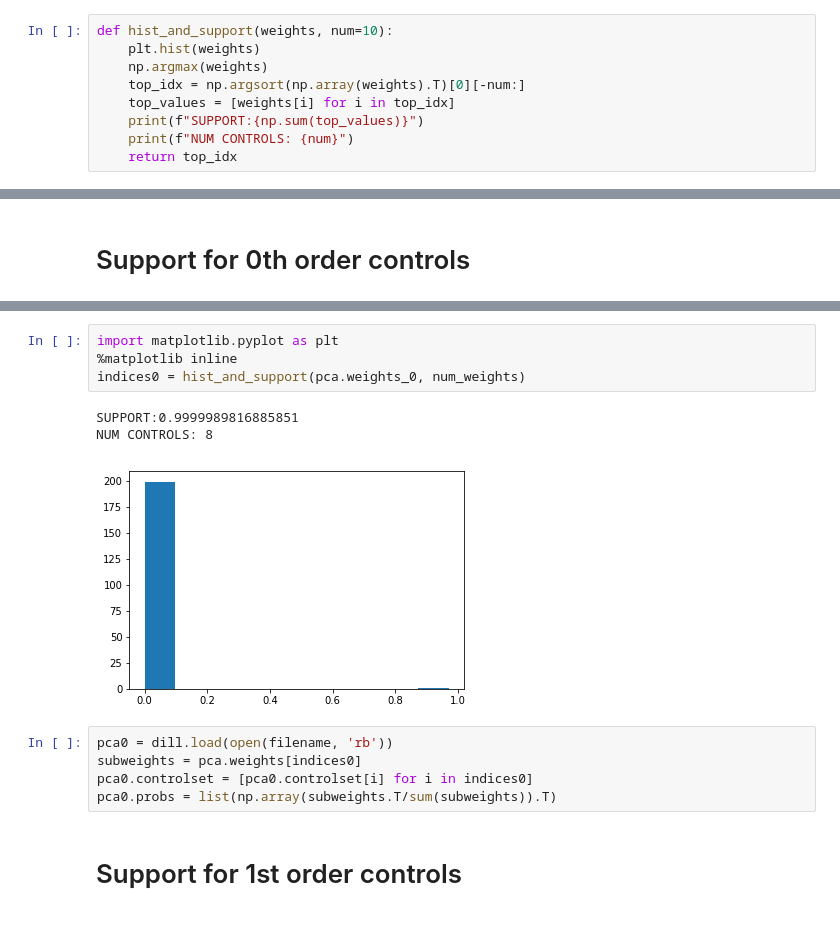
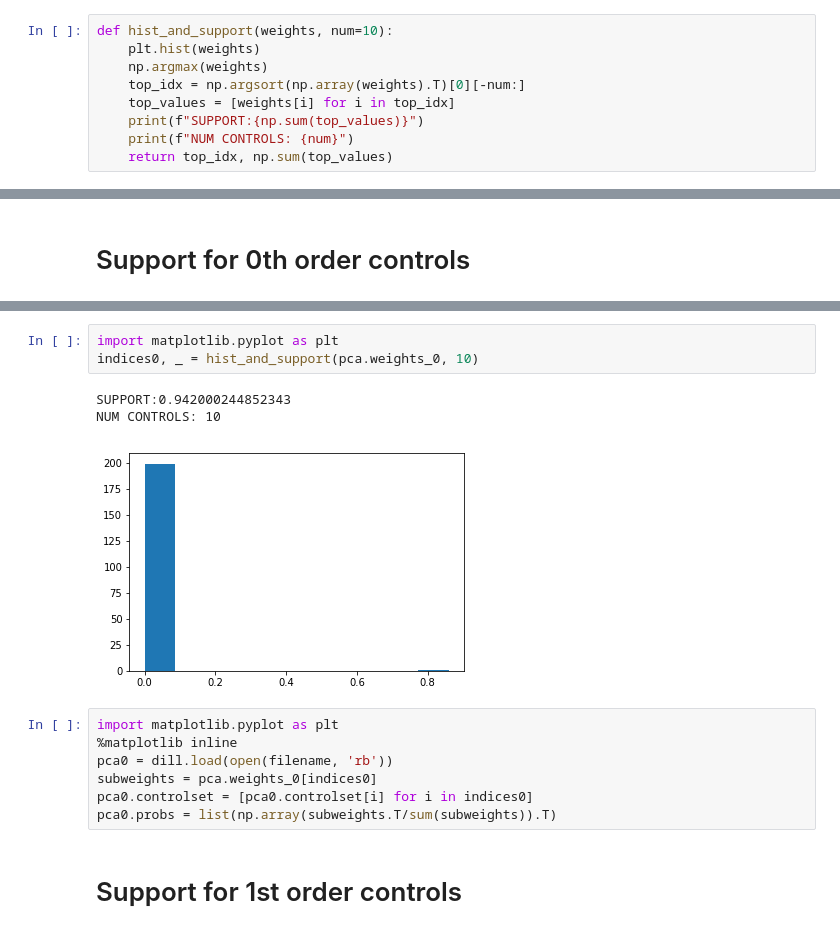
Before and after one commit to ampolloreno/decorrelating_errors, a Jupyter notebook: code/SQRT(X).ipynb, the cells around one changed output, grey strips where cells are left out. Saved outputs shown, nothing was run; the diff lists cells and outputs as text.

```diff
--- a/code/SQRT(X).ipynb
+++ b/code/SQRT(X).ipynb
@@ -22,5 +22,5 @@ def hist_and_support(weights, num=10):
     top_values = [weights[i] for i in top_idx]
     print(f"SUPPORT:{np.sum(top_values)}")
     print(f"NUM CONTROLS: {num}")
-    return top_idx
+    return top_idx, np.sum(top_values)
 # %%
@@ -80,14 +195,15 @@ Tried assigning order weights.
 # %%
 import matplotlib.pyplot as plt
-%matplotlib inline
-indices0 = hist_and_support(pca.weights_0, num_weights)
+indices0, _ = hist_and_support(pca.weights_0, 10)
 # %% [output]
-SUPPORT:0.9999989816885851
-NUM CONTROLS: 8
+SUPPORT:0.942000244852343
+NUM CONTROLS: 10
-[figure, old version]
+[figure, new version]
 # %%
+import matplotlib.pyplot as plt
+%matplotlib inline
 pca0 = dill.load(open(filename, 'rb'))
-subweights = pca.weights[indices0]
+subweights = pca.weights_0[indices0]
 pca0.controlset = [pca0.controlset[i] for i in indices0]
 pca0.probs = list(np.array(subweights.T/sum(subweights)).T)
 # %% [markdown]
```
Also changed, not shown: parts of 32 cells of this notebook, 4 other files.
